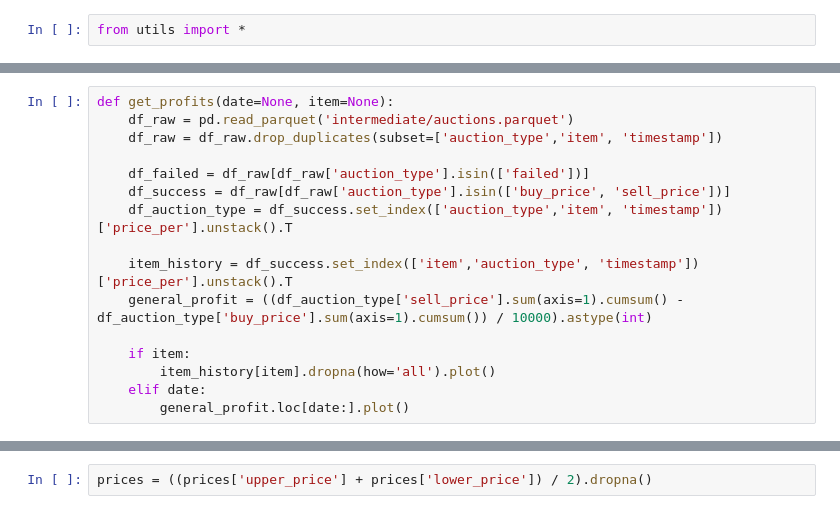
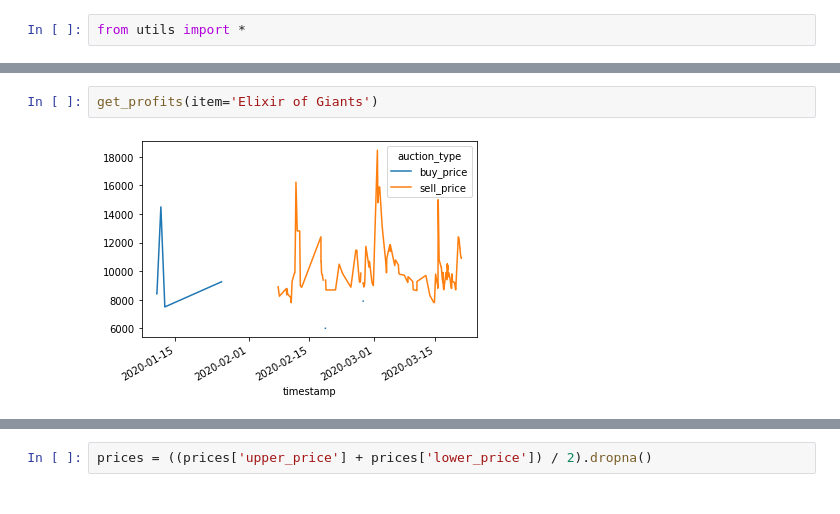
Before and after one commit to ndjenkins85/wow_auctions, a Jupyter notebook: scratchpad.ipynb, the cells around one changed output, grey strips where cells are left out. Cells and saved outputs as stored; diff of their text form.

```diff
--- a/scratchpad.ipynb
+++ b/scratchpad.ipynb
@@ -37,16 +15,0 @@ generate_auction_history(verbose=True)
-# %%
-def get_profits(date=None, item=None):
-    df_raw = pd.read_parquet('intermediate/auctions.parquet')
-    df_raw = df_raw.drop_duplicates(subset=['auction_type','item', 'timestamp'])
-
-    df_failed = df_raw[df_raw['auction_type'].isin(['failed'])]
-    df_success = df_raw[df_raw['auction_type'].isin(['buy_price', 'sell_price'])]
-    df_auction_type = df_success.set_index(['auction_type','item', 'timestamp'])['price_per'].unstack().T
-
-    item_history = df_success.set_index(['item','auction_type', 'timestamp'])['price_per'].unstack().T
-    general_profit = ((df_auction_type['sell_price'].sum(axis=1).cumsum() - df_auction_type['buy_price'].sum(axis=1).cumsum()) / 10000).astype(int)
-
-    if item:
-        item_history[item].dropna(how='all').plot()
-    elif date:
-        general_profit.loc[date:].plot()
@@ -55,2 +27,6 @@ get_profits(item='Mighty Rage Potion')
+# %%
+get_profits(item='Elixir of Giants')
+# %% [output]
+[figure, added]
 # %%
 get_profits(date='2020-02-15')
```
Also changed, not shown: parts of 24 cells of this notebook, 14 other files.
